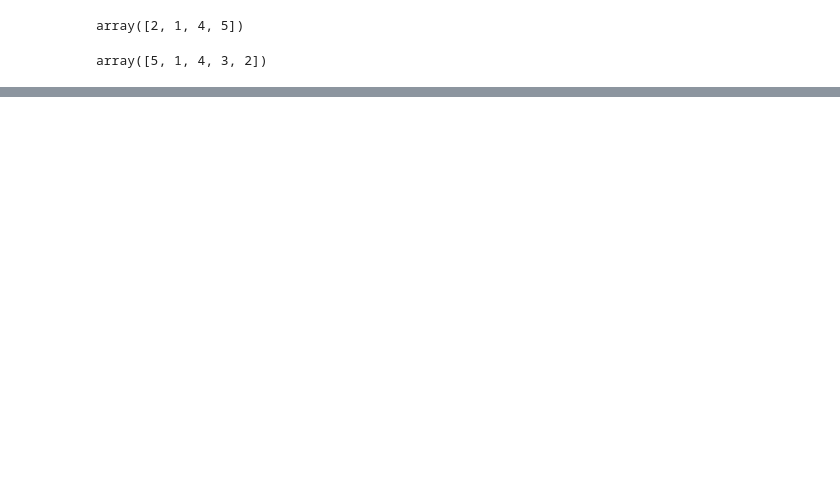
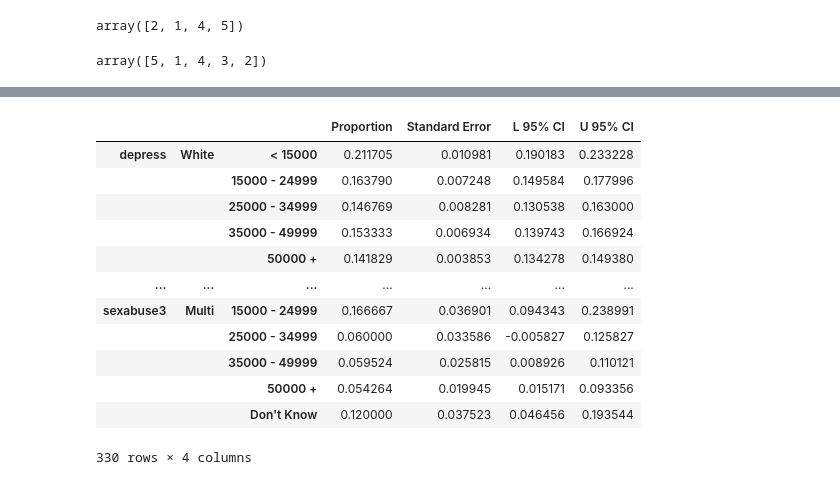
Before and after one commit to Paeans/ace.simulator, a Jupyter notebook: ace_model/ace_11_all/simu_brfss_dist.ipynb, the cells around one changed output, grey strips where cells are left out. Cells and saved outputs as stored; diff of their text form; code cells hidden in the pictures; blank space fills up the shorter version.

```diff
--- a/ace_model/ace_11_all/simu_brfss_dist.ipynb
+++ b/ace_model/ace_11_all/simu_brfss_dist.ipynb
@@ -323,0 +362,16 @@ test_df['depress']
+# %%
+df
+# %% [output]
+|  |  |  | Proportion | Standard Error | L 95% CI | U 95% CI |
+| depress | White | < 15000 | 0.211705 | 0.010981 | 0.190183 | 0.233228 |
+|  |  | 15000 - 24999 | 0.163790 | 0.007248 | 0.149584 | 0.177996 |
+|  |  | 25000 - 34999 | 0.146769 | 0.008281 | 0.130538 | 0.163000 |
+|  |  | 35000 - 49999 | 0.153333 | 0.006934 | 0.139743 | 0.166924 |
+|  |  | 50000 + | 0.141829 | 0.003853 | 0.134278 | 0.149380 |
+| ... | ... | ... | ... | ... | ... | ... |
+| sexabuse3 | Multi | 15000 - 24999 | 0.166667 | 0.036901 | 0.094343 | 0.238991 |
+|  |  | 25000 - 34999 | 0.060000 | 0.033586 | -0.005827 | 0.125827 |
+|  |  | 35000 - 49999 | 0.059524 | 0.025815 | 0.008926 | 0.110121 |
+|  |  | 50000 + | 0.054264 | 0.019945 | 0.015171 | 0.093356 |
+|  |  | Don't Know | 0.120000 | 0.037523 | 0.046456 | 0.193544 |
+330 rows × 4 columns
```
Also changed, not shown: parts of 14 cells of this notebook, 1 other file.
